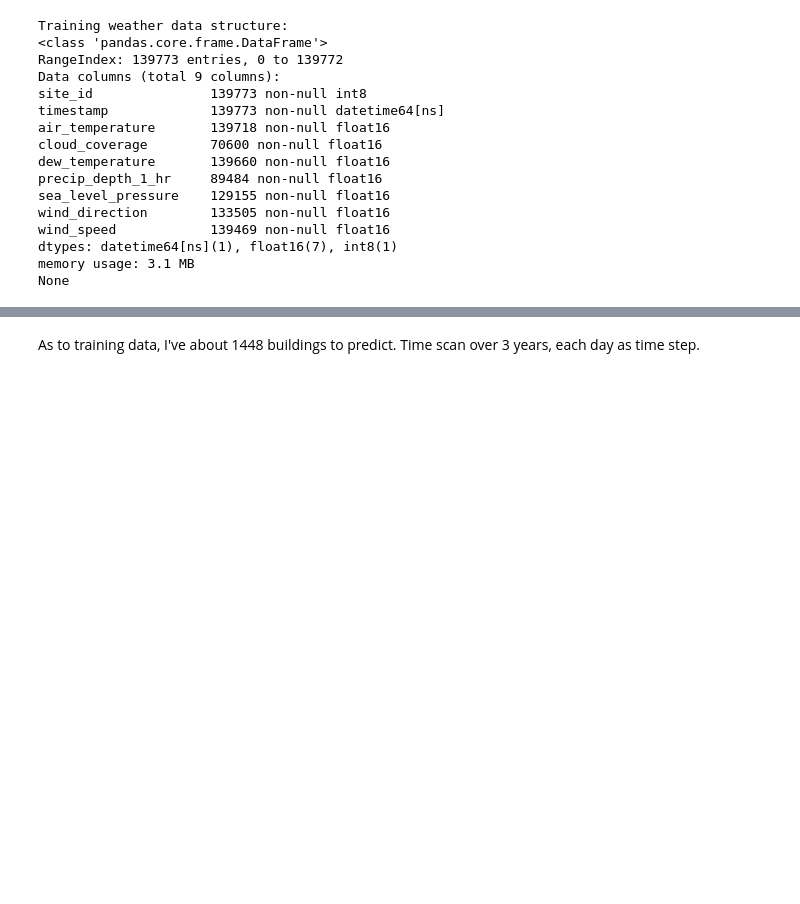
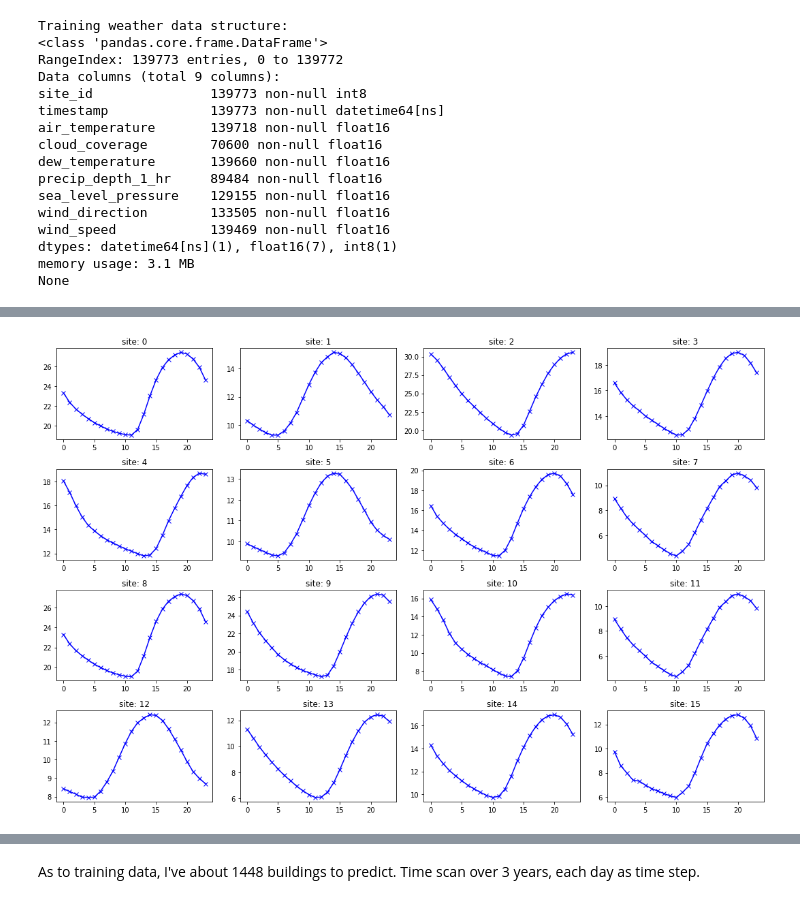
Before and after one commit to laurence-lin/Kaggle_competition, a Jupyter notebook: Ashrae_predict_EDA.ipynb, the cells around one changed output, grey strips where cells are left out. Cells and saved outputs as stored; diff of their text form; code cells hidden in the pictures; blank space fills up the shorter version.

```diff
--- a/Ashrae_predict_EDA.ipynb
+++ b/Ashrae_predict_EDA.ipynb
@@ -291,0 +194,24 @@ plt.show()
+# %%
+# First analyze the timestamp data
+
+temp_skeleton = pd.concat([weather_train, weather_test], ignore_index = True)
+weather_key = ['site_id', 'timestamp']
+# Drop samples with same site and same timestamp
+temp_skeleton = temp_skeleton[weather_key + ['air_temperature']].drop_duplicates( \
+                              subset = weather_key).sort_values(by = weather_key)
+
+data_to_plot = temp_skeleton.copy()
+data_to_plot["hour"] = data_to_plot["timestamp"].dt.hour
+count = 1
+plt.figure(figsize=(15, 10))
+for site_id, data_by_site in data_to_plot.groupby('site_id'):
+    by_site_by_hour = data_by_site.groupby('hour').mean() # hourly mean value for each site(include air_temperature)
+    ax = plt.subplot(4, 4, count) # plot in each subplot
+    plt.plot(by_site_by_hour.index,by_site_by_hour['air_temperature'],'xb-')
+    ax.set_title('site: '+str(site_id))
+    count += 1
+plt.tight_layout()
+plt.show()
+del data_to_plot
+# %% [output]
+[figure, added]
```
Also changed, not shown: parts of 21 cells of this notebook.
